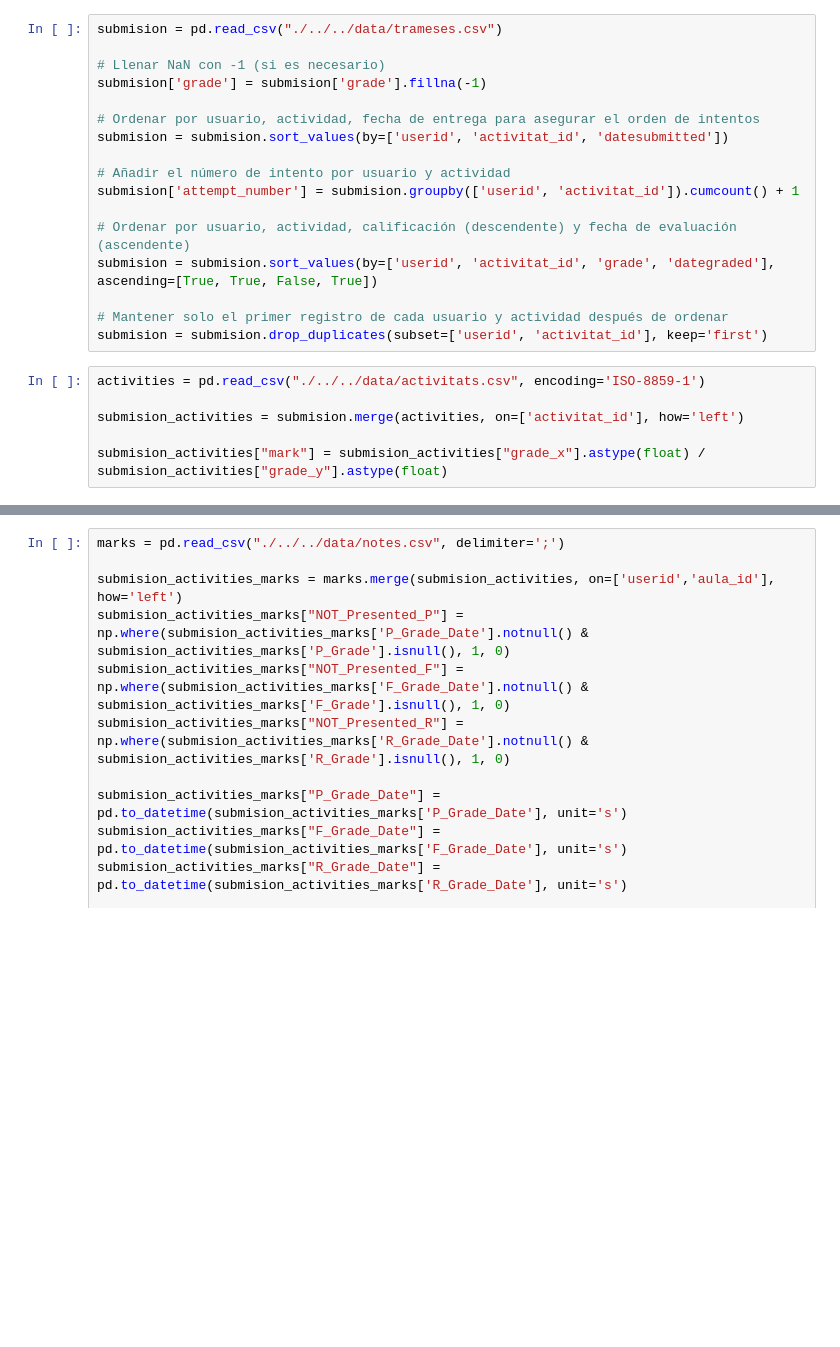
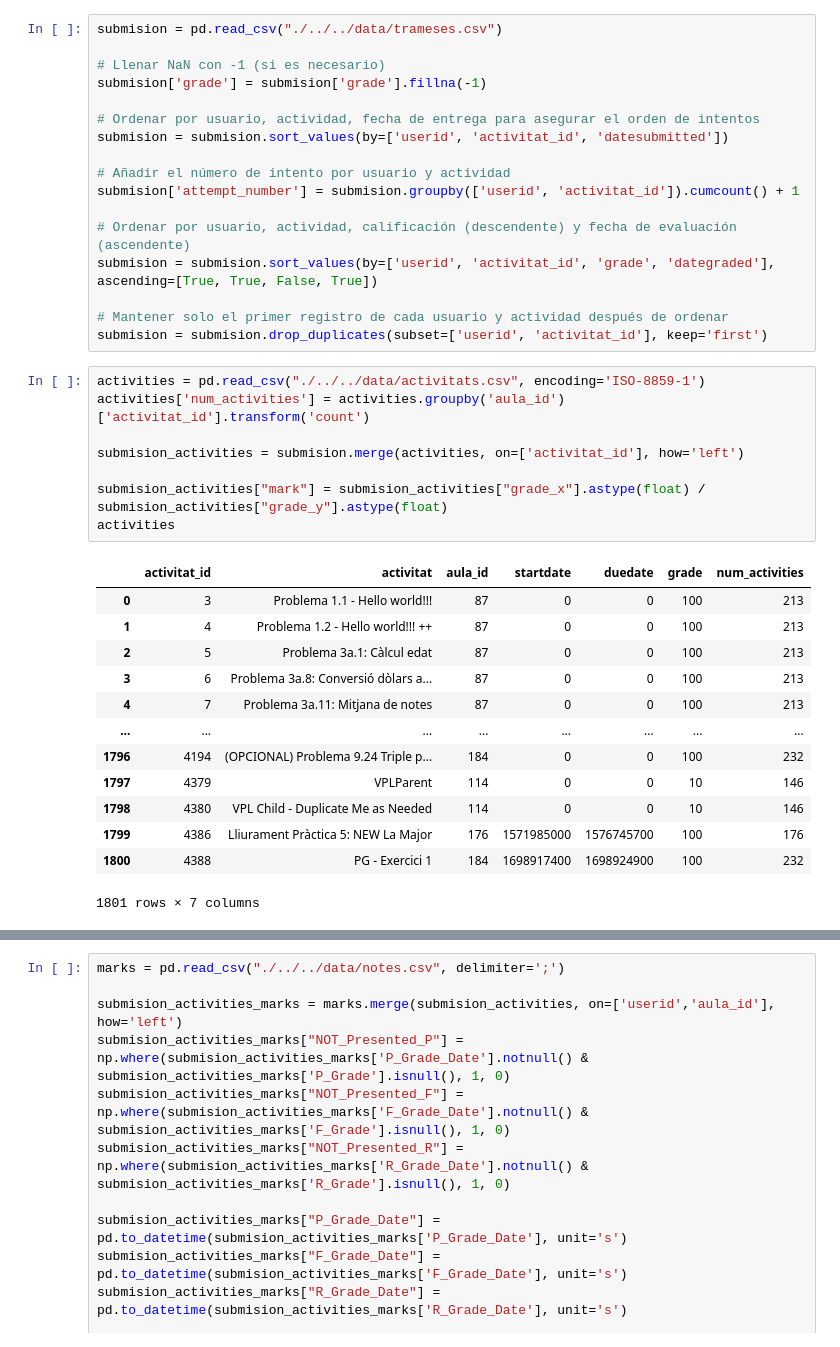
Before and after one commit to geniiss/MoonKEY, a Jupyter notebook: code/Model/model2.ipynb, the cells around one changed output, grey strips where cells are left out. Saved outputs shown, nothing was run; the diff lists cells and outputs as text; blank space fills up the shorter version.

```diff
--- a/code/Model/model2.ipynb
+++ b/code/Model/model2.ipynb
@@ -56,7 +56,23 @@ submision = submision.sort_values(by=['userid', 'activitat_id', 'grade', 'dategr
 submision = submision.drop_duplicates(subset=['userid', 'activitat_id'], keep='first')
 # %%
 activities = pd.read_csv("./../../data/activitats.csv", encoding='ISO-8859-1')
+activities['num_activities'] = activities.groupby('aula_id')['activitat_id'].transform('count')
 
 submision_activities = submision.merge(activities, on=['activitat_id'], how='left')
 
 submision_activities["mark"] = submision_activities["grade_x"].astype(float) / submision_activities["grade_y"].astype(float)
+activities
+# %% [output]
+|  | activitat_id | activitat | aula_id | startdate | duedate | grade | num_activities |
+| 0 | 3 | Problema 1.1 - Hello world!!! | 87 | 0 | 0 | 100 | 213 |
+| 1 | 4 | Problema 1.2 - Hello world!!! ++ | 87 | 0 | 0 | 100 | 213 |
+| 2 | 5 | Problema 3a.1: Càlcul edat | 87 | 0 | 0 | 100 | 213 |
+| 3 | 6 | Problema 3a.8: Conversió dòlars a... | 87 | 0 | 0 | 100 | 213 |
+| 4 | 7 | Problema 3a.11: Mitjana de notes | 87 | 0 | 0 | 100 | 213 |
+| ... | ... | ... | ... | ... | ... | ... | ... |
+| 1796 | 4194 | (OPCIONAL) Problema 9.24 Triple p... | 184 | 0 | 0 | 100 | 232 |
+| 1797 | 4379 | VPLParent | 114 | 0 | 0 | 10 | 146 |
+| 1798 | 4380 | VPL Child - Duplicate Me as Needed | 114 | 0 | 0 | 10 | 146 |
+| 1799 | 4386 | Lliurament Pràctica 5: NEW La Major | 176 | 1571985000 | 1576745700 | 100 | 176 |
+| 1800 | 4388 | PG - Exercici 1 | 184 | 1698917400 | 1698924900 | 100 | 232 |
+1801 rows × 7 columns
```
Also changed, not shown: parts of 4 cells of this notebook, 2 other files.
